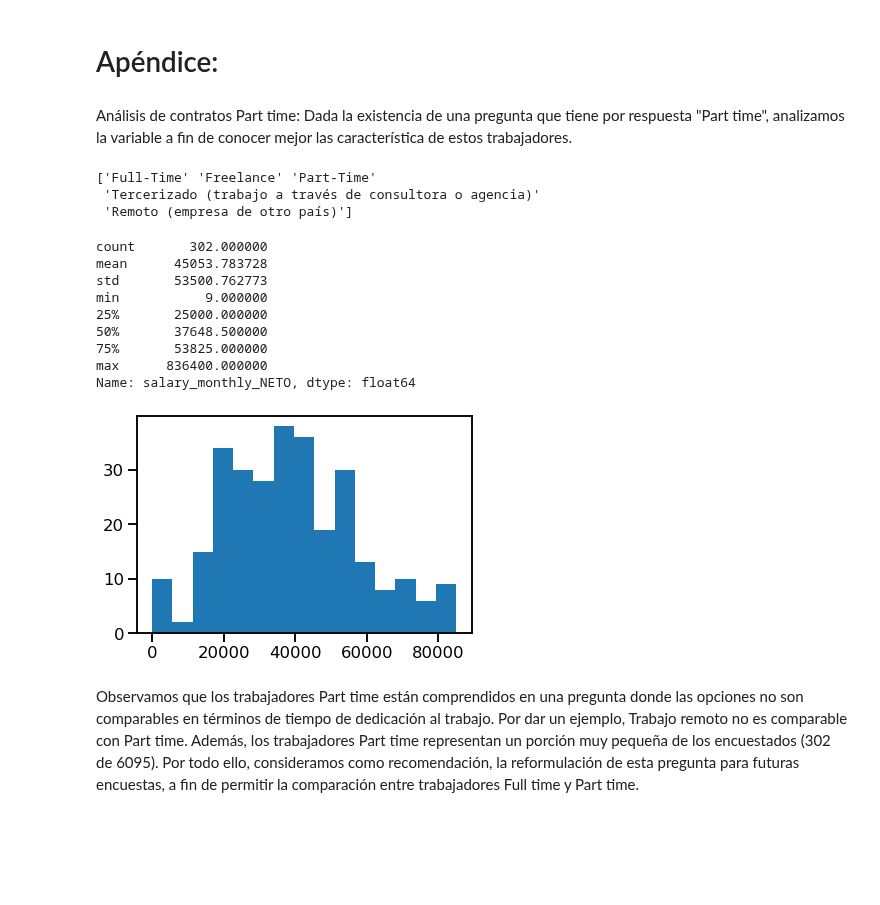
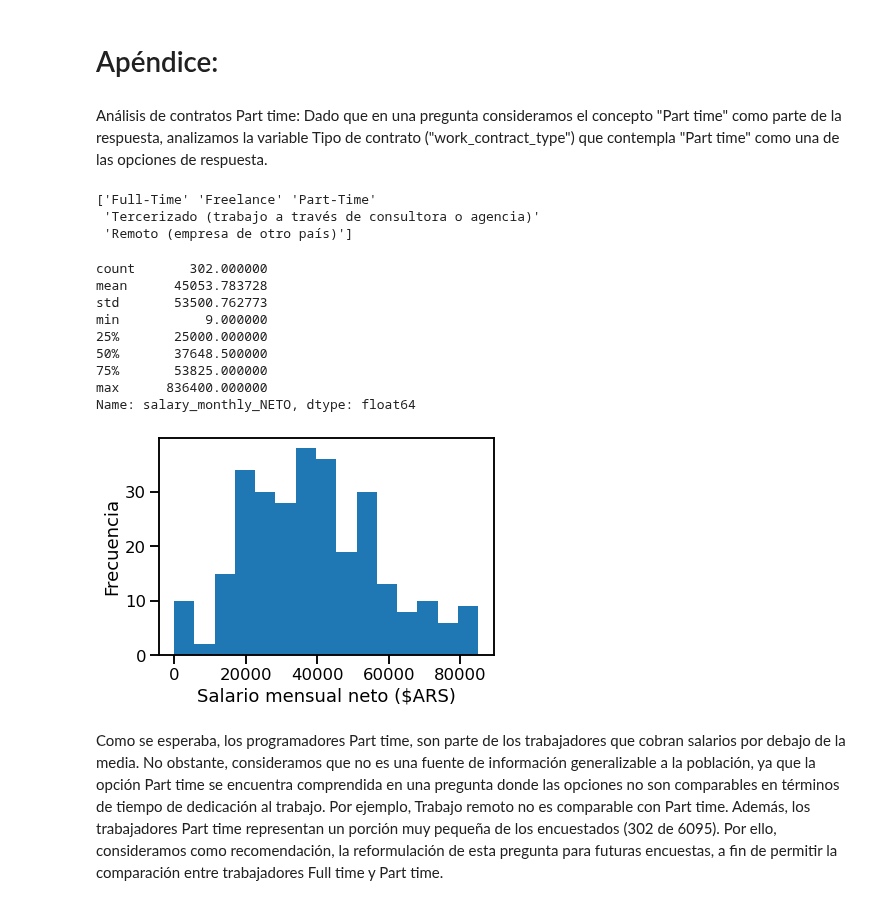
Before and after one commit to pablonicolasr/diplodatos-ayvd-2022-grupo32, a Jupyter notebook: BorradorPráctico1.ipynb, the cells around one changed output. Drawn from its saved outputs; the diff is of its cells as text; code cells hidden in the pictures; blank space fills up the shorter version.

```diff
--- a/BorradorPráctico1.ipynb
+++ b/BorradorPráctico1.ipynb
@@ -447,28 +484,29 @@ Estudie la dispersión (scatterplot) de las dos variables discriminando en color
 - Canasta Básica Total Diciembre 2020. Fuente: INDEC (https://www.indec.gob.ar/ftp/cuadros/sociedad/serie_cba_cbt.xls)
 # %% [markdown]
 # Apéndice:
-# %% [markdown]
-Análisis de contratos Part time:
-    Dada la existencia de una pregunta que tiene por respuesta "Part time", analizamos la variable a fin de conocer mejor
-    las característica de estos trabajadores.
+# %% [markdown]
+Análisis de contratos Part time:
+    Dado que en una pregunta consideramos el concepto "Part time" como parte de la respuesta, analizamos la variable Tipo de contrato ("work_contract_type") que contempla "Part time" como una de las opciones de respuesta.
 # %%
 print(df_orig['work_contract_type'].unique())
 part_time = df_orig[df_orig['work_contract_type'] == 'Part-Time']
 plt.hist(part_time[s_neto], bins=15, range =[0,85000])
+plt.xlabel("Salario mensual neto ($ARS)")
+plt.ylabel("Frecuencia")
 part_time[s_neto].describe()
 # %% [output]
 ['Full-Time' 'Freelance' 'Part-Time'
  'Tercerizado (trabajo a través de consultora o agencia)'
  'Remoto (empresa de otro país)']
 count       302.000000
 mean      45053.783728
 std       53500.762773
 min           9.000000
 25%       25000.000000
 50%       37648.500000
 75%       53825.000000
 max      836400.000000
 Name: salary_monthly_NETO, dtype: float64
-[figure, old version]
+[figure, new version]
 # %% [markdown]
-Observamos que los trabajadores Part time están comprendidos en una pregunta donde las opciones no son comparables en términos de tiempo de dedicación al trabajo. Por dar un ejemplo, Trabajo remoto no es comparable con Part time. Además, los trabajadores Part time representan un porción muy pequeña de los encuestados (302 de 6095). Por todo ello, consideramos como recomendación, la reformulación de esta pregunta para futuras encuestas, a fin de permitir la comparación entre trabajadores Full time y Part time.
+Como se esperaba, los programadores Part time, son parte de los trabajadores que cobran salarios por debajo de la media. No obstante, consideramos que no es una fuente de información generalizable a la población, ya que la opción Part time se encuentra comprendida en una pregunta donde las opciones no son comparables en términos de tiempo de dedicación al trabajo. Por ejemplo, Trabajo remoto no es comparable con Part time. Además, los trabajadores Part time representan un porción muy pequeña de los encuestados (302 de 6095). Por ello, consideramos como recomendación, la reformulación de esta pregunta para futuras encuestas, a fin de permitir la comparación entre trabajadores Full time y Part time.
```
Also changed, not shown: parts of 19 cells of this notebook.
